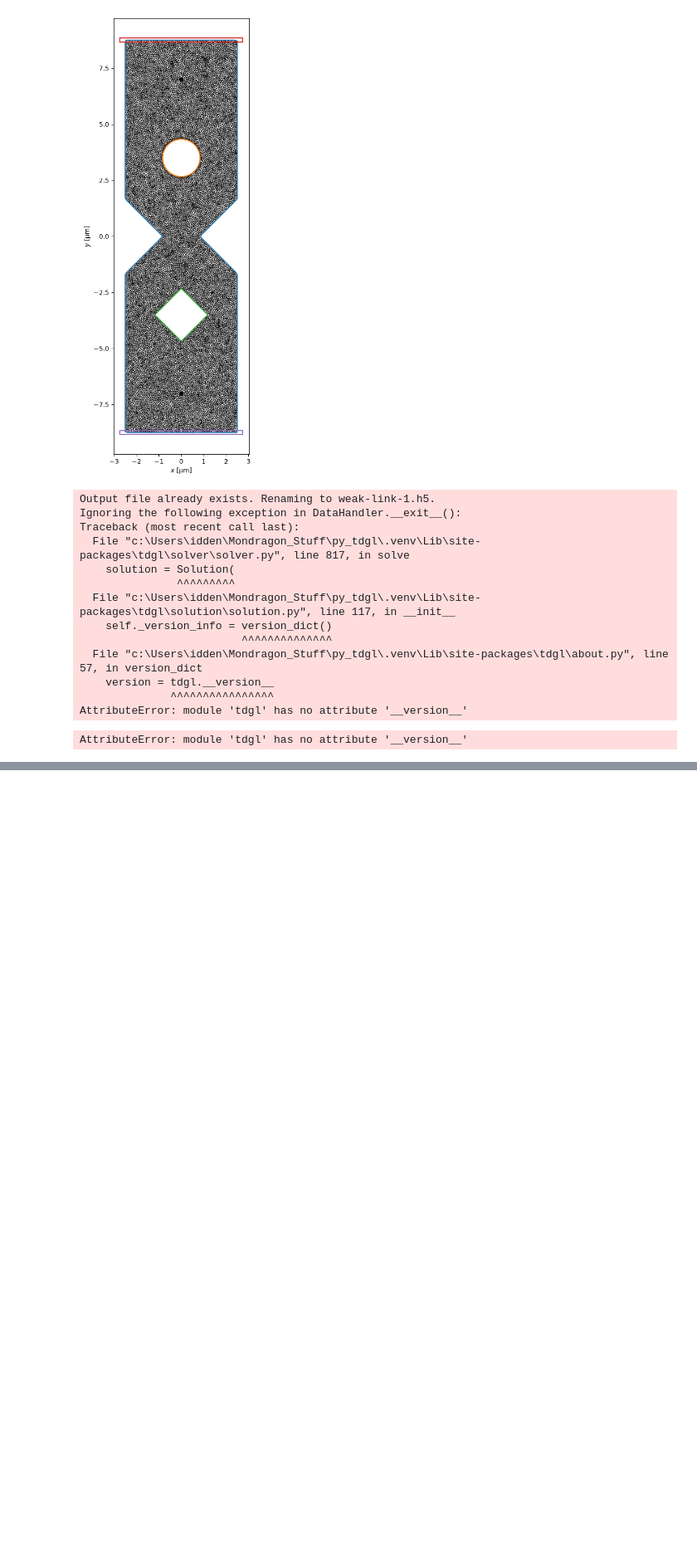
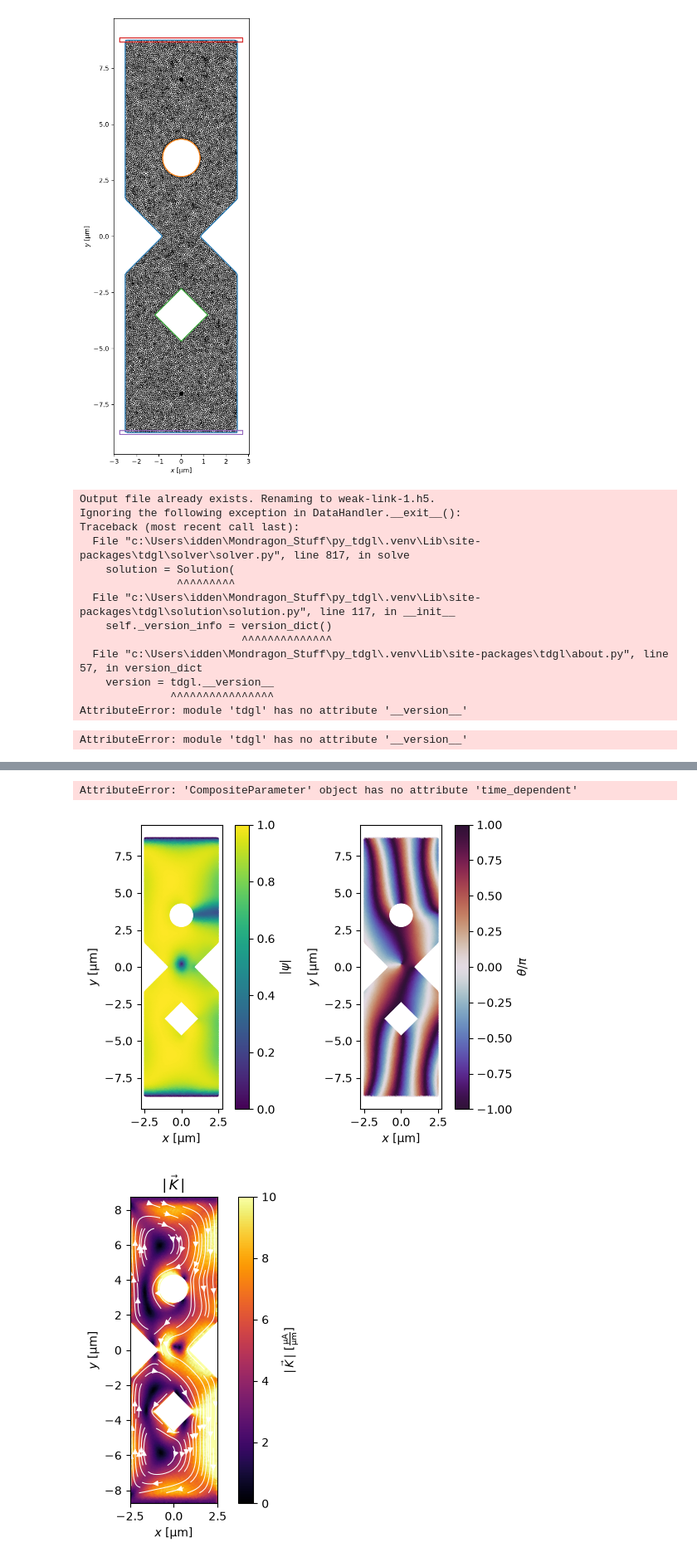
Before and after one commit to Idden/pytdgl-work, a Jupyter notebook: test.ipynb, the cells around one changed output, grey strips where cells are left out. Shown at 83% size. Drawn from its saved outputs; the diff is of its cells as text; code cells hidden in the pictures; blank space fills up the shorter version.

```diff
--- a/test.ipynb
+++ b/test.ipynb
@@ -124,3 +126,23 @@ with h5py.File(solution.path, "r") as h5file:
 video
 # %% [output]
 [interactive output not drawn]
+# %%
+# set the solve_step then you can plot things like op and currents
+t0 = 112
+solution.solve_step = solution.closest_solve_step(t0)
+fig, axes = solution.plot_order_parameter(figsize=(5.5, 4))
+fig, ax = solution.plot_currents(streamplot=True, min_stream_amp=0.075, vmin=0, vmax=10)
+
+# fluxoid check
+fluxoid = solution.polygon_fluxoid(circle(1, center=(0, 6), points=201), with_units=False)
+print(sum(fluxoid))
+
+# phase winding
+bp = solution.boundary_phases()
+for hole in device.holes:
+    phases = bp[hole.name].phases
+    print(hole.name, (phases[-1] - phases[0]) / (2 * np.pi))
+# %% [output]
+AttributeError: 'CompositeParameter' object has no attribute 'time_dependent'
+[figure, added]
+[figure, added]
```
Also changed, not shown: parts of 1 cell of this notebook.
